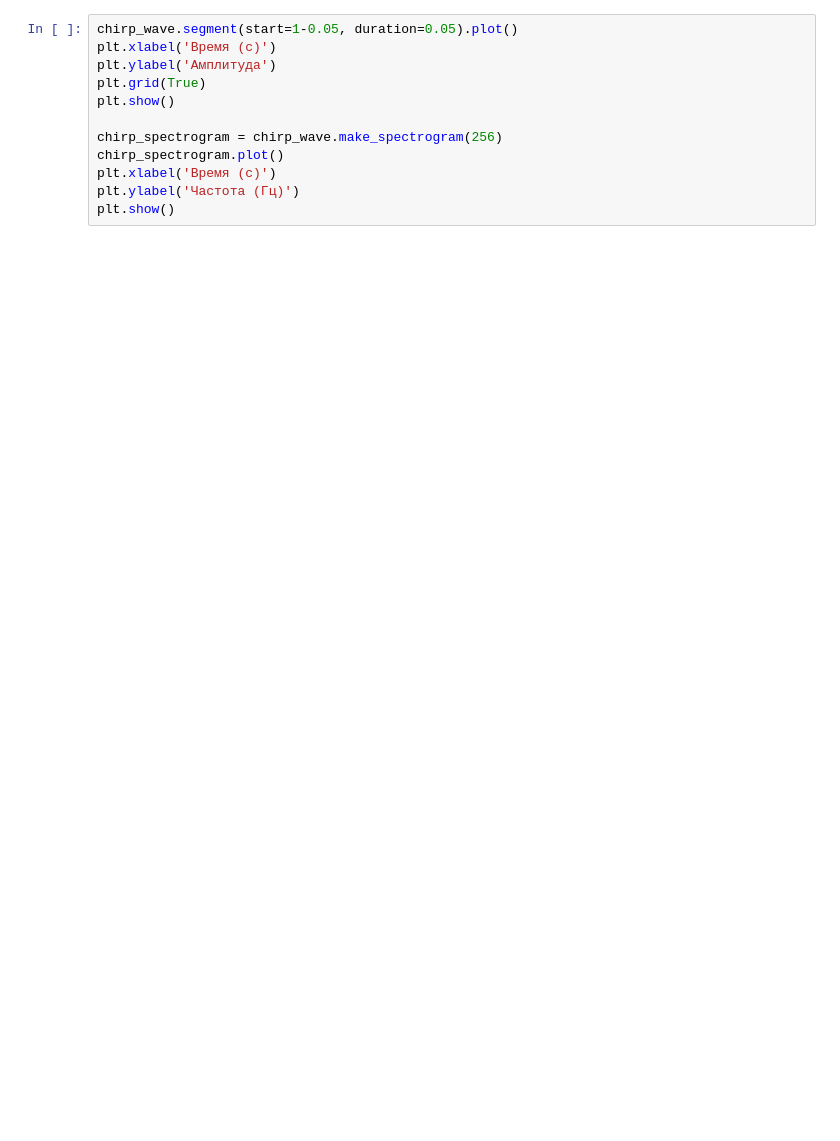
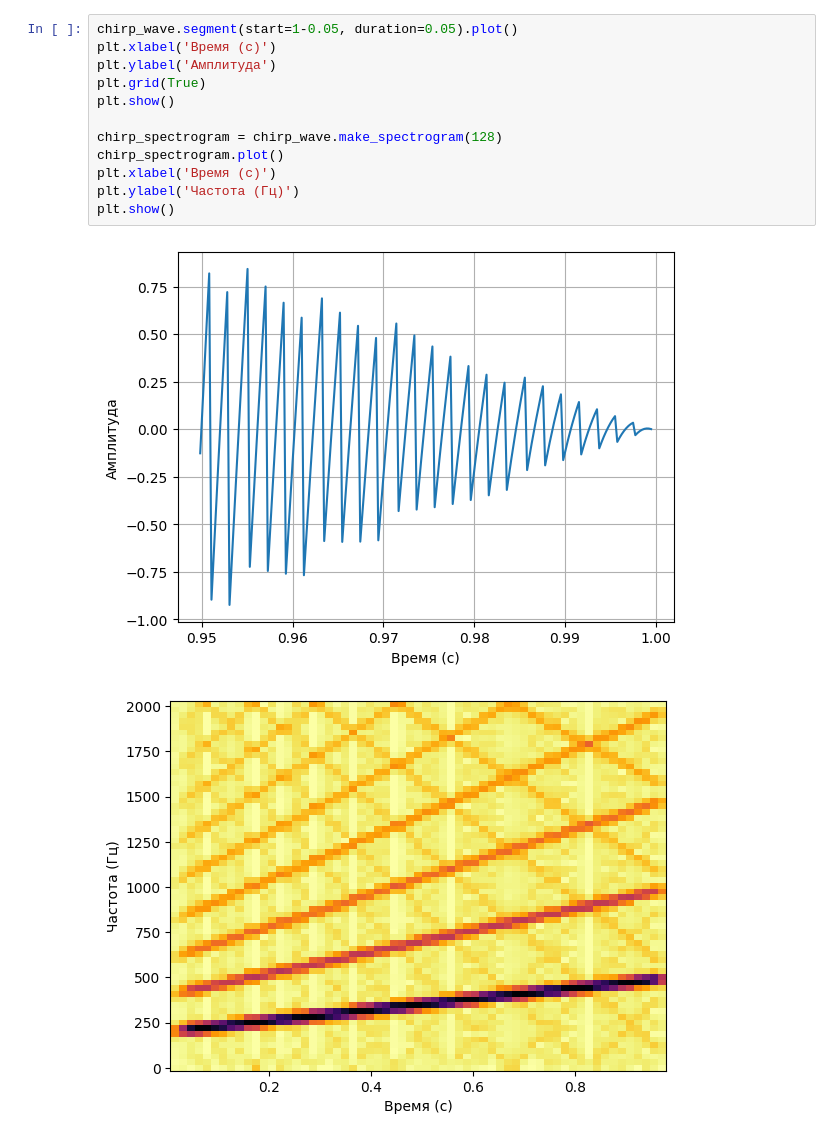
Before and after one commit to ReFlex-cmd/ThinkDSP, a Jupyter notebook: code/lab3.ipynb, the cells around one changed output. Cells and saved outputs as stored; diff of their text form; blank space fills up the shorter version.

```diff
--- a/code/lab3.ipynb
+++ b/code/lab3.ipynb
@@ -78,13 +86,16 @@ chirp_wave.make_audio()
 # %%
 chirp_wave.segment(start=1-0.05, duration=0.05).plot()
 plt.xlabel('Время (с)')
 plt.ylabel('Амплитуда')
 plt.grid(True)
 plt.show()
 
-chirp_spectrogram = chirp_wave.make_spectrogram(256)
+chirp_spectrogram = chirp_wave.make_spectrogram(128)
 chirp_spectrogram.plot()
 plt.xlabel('Время (с)')
 plt.ylabel('Частота (Гц)')
 plt.show()
+# %% [output]
+[figure, added]
+[figure, added]
 # %% [markdown]
```
Also changed, not shown: parts of 12 cells of this notebook, 13 other files.
